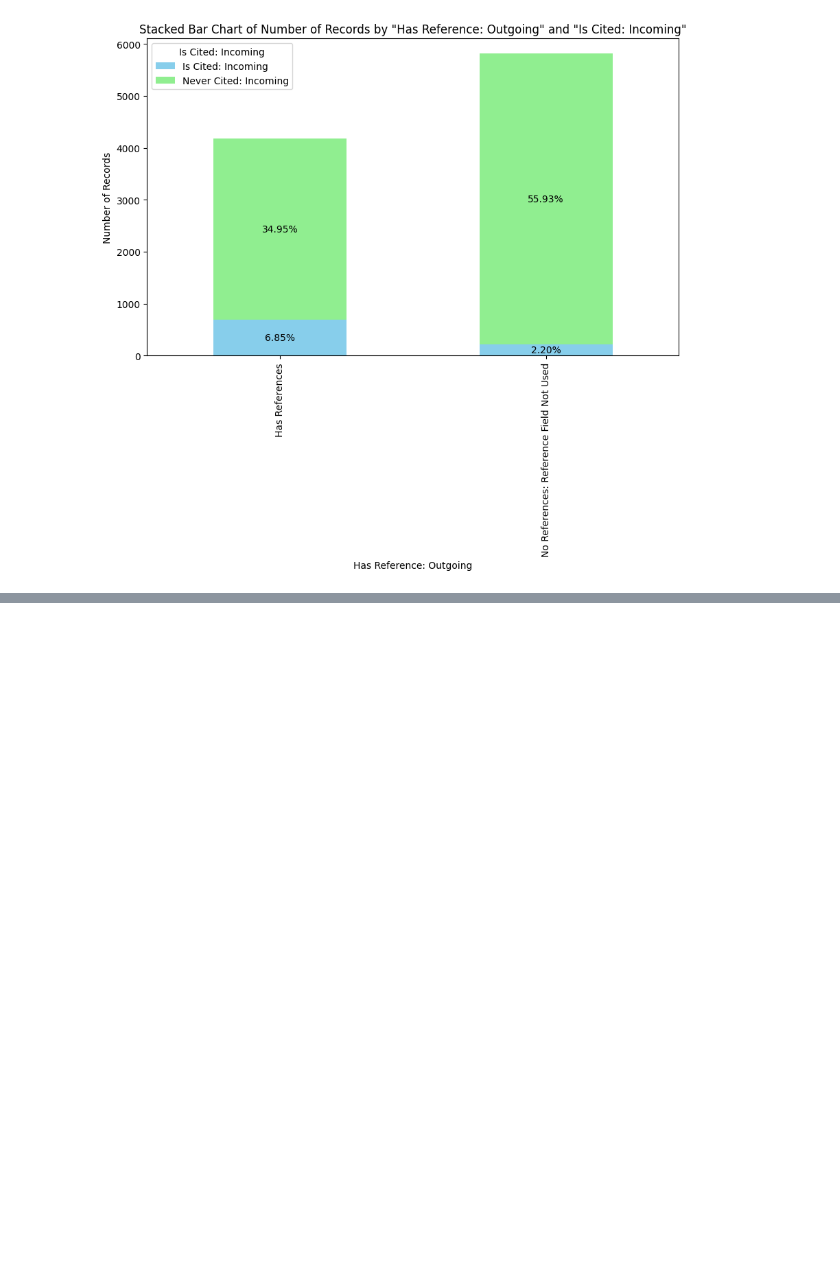
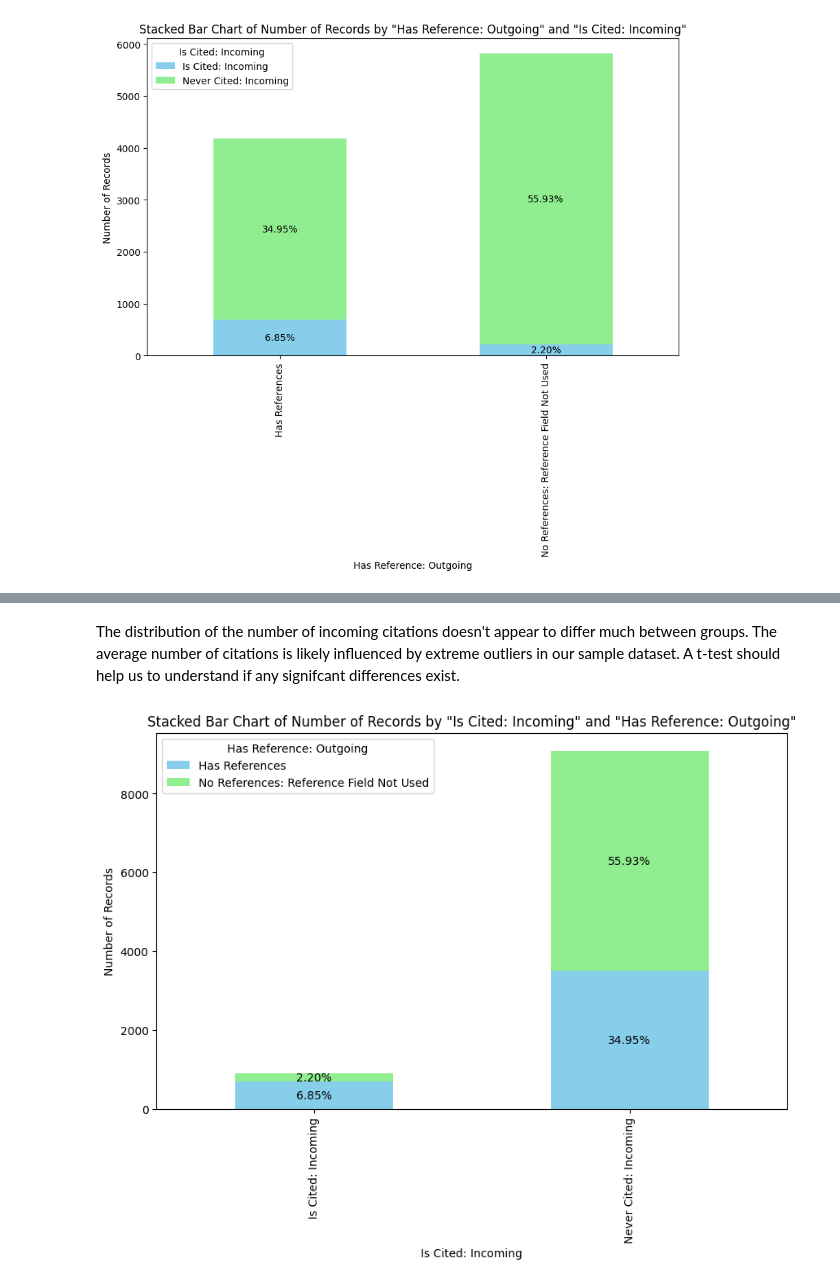
Before and after one commit to jocelynpender/crossref-analysis, a Jupyter notebook: analysis_story.ipynb, the cells around one changed output, grey strips where cells are left out. Cells and saved outputs as stored; diff of their text form; code cells hidden in the pictures; blank space fills up the shorter version.

```diff
--- a/analysis_story.ipynb
+++ b/analysis_story.ipynb
@@ -92,0 +154,22 @@ plt.show()
+# %% [markdown]
+The distribution of the number of incoming citations doesn't appear to differ much between groups. The average number of citations is likely influenced by extreme outliers in our sample dataset.
+A t-test should help us to understand if any signifcant differences exist.
+# %%
+# TODO FIX COUNTS IN LABELS
+
+# Create a crosstab to get the counts
+crosstab = pd.crosstab(df['Is Cited: Incoming'], df['Has Reference: Outgoing'])
+
+# Plot the stacked bar chart
+ax = crosstab.plot(kind='bar', stacked=True, figsize=(10, 6), color=['skyblue', 'lightgreen'])
+
+# Add labels showing the percent total number of records
+for container in ax.containers:
+    ax.bar_label(container, labels=[f'{v/num_rows:.2%}' for v in container.datavalues], label_type='center')
+
+plt.title('Stacked Bar Chart of Number of Records by "Is Cited: Incoming" and "Has Reference: Outgoing"')
+plt.xlabel('Is Cited: Incoming')
+plt.ylabel('Number of Records')
+plt.show()
+# %% [output]
+[figure, added]
```
Also changed, not shown: parts of 9 cells of this notebook.
